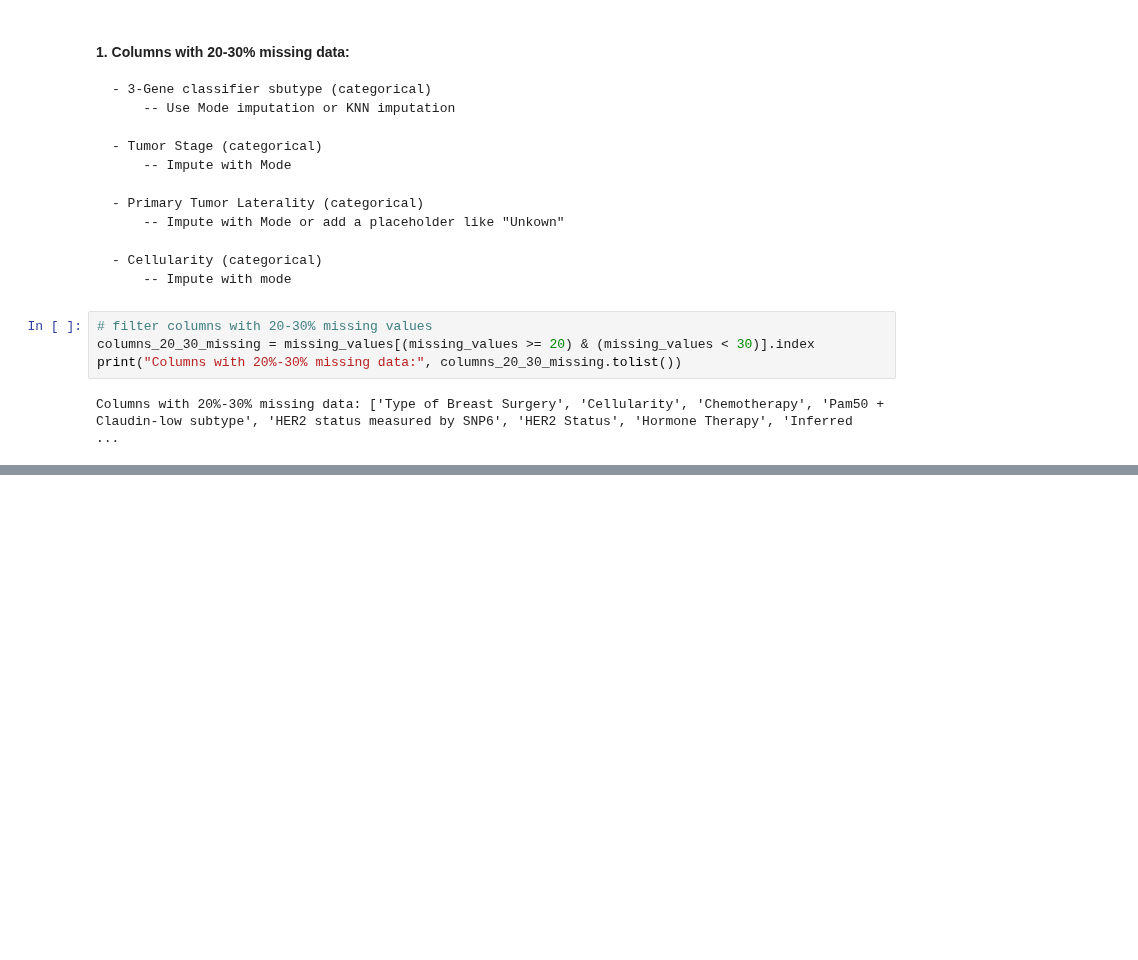
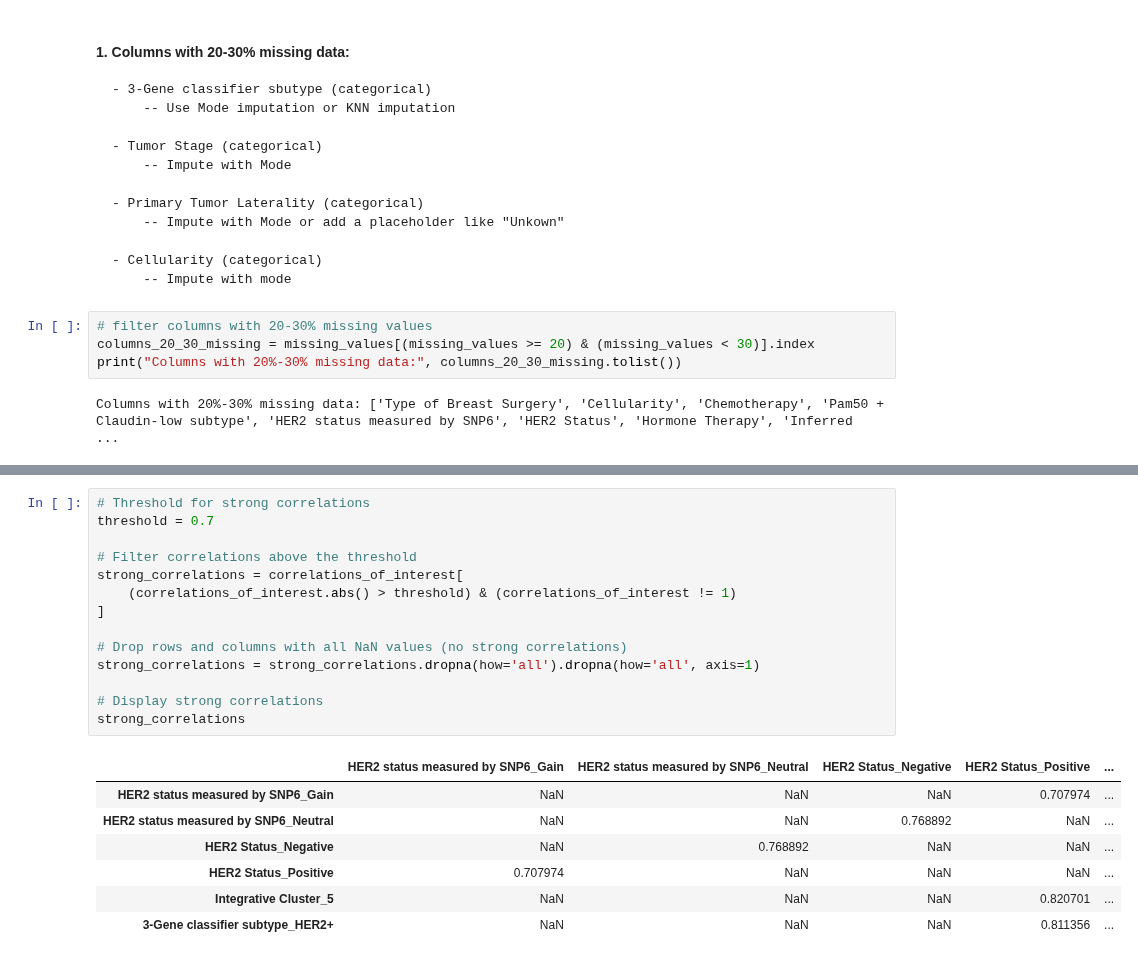
Before and after one commit to sowmyamaddali/Breast-Cancer--METABRIC, a Jupyter notebook: notebooks/preprocess_data.ipynb, the cells around one changed output, grey strips where cells are left out. Saved outputs shown, nothing was run; the diff lists cells and outputs as text; blank space fills up the shorter version.

```diff
--- a/notebooks/preprocess_data.ipynb
+++ b/notebooks/preprocess_data.ipynb
@@ -142,0 +151,22 @@ for col in columns_20_30_missing:
+# %%
+# Threshold for strong correlations
+threshold = 0.7
+
+# Filter correlations above the threshold
+strong_correlations = correlations_of_interest[
+    (correlations_of_interest.abs() > threshold) & (correlations_of_interest != 1)
+]
+
+# Drop rows and columns with all NaN values (no strong correlations)
+strong_correlations = strong_correlations.dropna(how='all').dropna(how='all', axis=1)
+
+# Display strong correlations
+strong_correlations
+# %% [output]
+|  | HER2 status measured by SNP6_Gain | HER2 status measured by SNP6_Neutral | HER2 Status_Negative | HER2 Status_Positive | ... |
+| HER2 status measured by SNP6_Gain | NaN | NaN | NaN | 0.707974 | ... |
+| HER2 status measured by SNP6_Neutral | NaN | NaN | 0.768892 | NaN | ... |
+| HER2 Status_Negative | NaN | 0.768892 | NaN | NaN | ... |
+| HER2 Status_Positive | 0.707974 | NaN | NaN | NaN | ... |
+| Integrative Cluster_5 | NaN | NaN | NaN | 0.820701 | ... |
+| 3-Gene classifier subtype_HER2+ | NaN | NaN | NaN | 0.811356 | ... |
```
Also changed, not shown: parts of 9 cells of this notebook.
